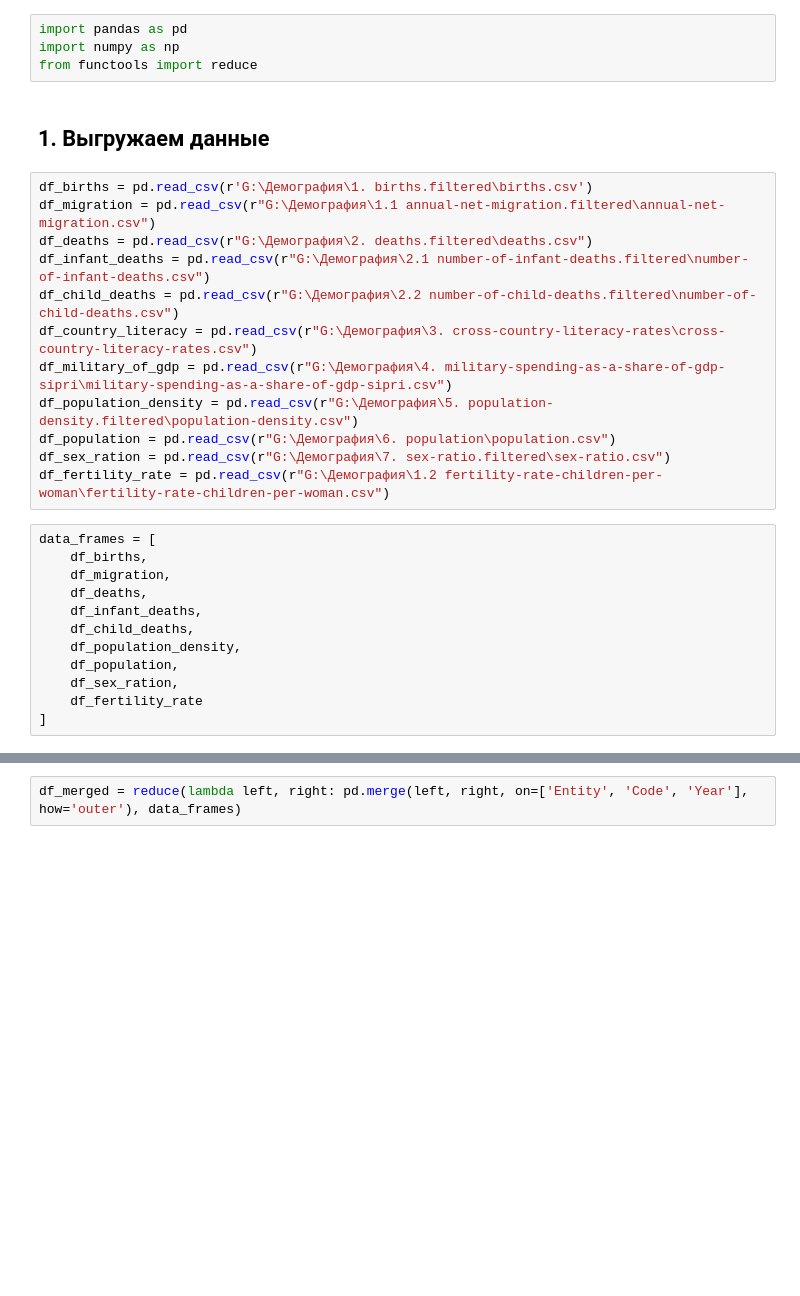
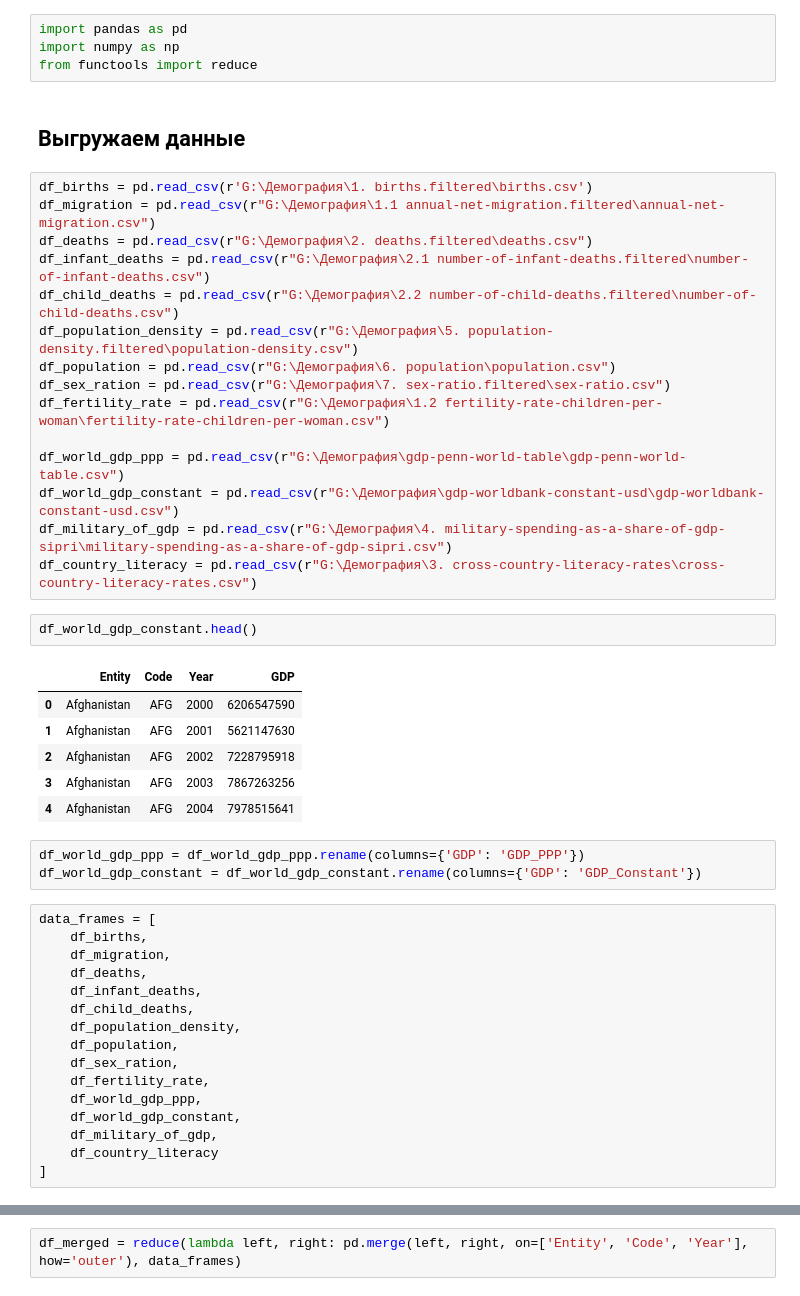
Before and after one commit to ilia-lugovoi/world-demography-analysis, a Jupyter notebook: demography_ETL.ipynb, the cells around one changed output, grey strips where cells are left out. Cells and saved outputs as stored; diff of their text form; blank space fills up the shorter version.

```diff
--- a/demography_ETL.ipynb
+++ b/demography_ETL.ipynb
@@ -3,19 +3,34 @@ import pandas as pd
 import numpy as np
 from functools import reduce
 # %% [markdown]
-## 1. Выгружаем данные
+## Выгружаем данные
 # %%
 df_births = pd.read_csv(r'G:\Демография\1. births.filtered\births.csv')
 df_migration = pd.read_csv(r"G:\Демография\1.1 annual-net-migration.filtered\annual-net-migration.csv")
 df_deaths = pd.read_csv(r"G:\Демография\2. deaths.filtered\deaths.csv")
 df_infant_deaths = pd.read_csv(r"G:\Демография\2.1 number-of-infant-deaths.filtered\number-of-infant-deaths.csv")
 df_child_deaths = pd.read_csv(r"G:\Демография\2.2 number-of-child-deaths.filtered\number-of-child-deaths.csv")
-df_country_literacy = pd.read_csv(r"G:\Демография\3. cross-country-literacy-rates\cross-country-literacy-rates.csv")
-df_military_of_gdp = pd.read_csv(r"G:\Демография\4. military-spending-as-a-share-of-gdp-sipri\military-spending-as-a-share-of-gdp-sipri.csv")
 df_population_density = pd.read_csv(r"G:\Демография\5. population-density.filtered\population-density.csv")
 df_population = pd.read_csv(r"G:\Демография\6. population\population.csv")
 df_sex_ration = pd.read_csv(r"G:\Демография\7. sex-ratio.filtered\sex-ratio.csv")
 df_fertility_rate = pd.read_csv(r"G:\Демография\1.2 fertility-rate-children-per-woman\fertility-rate-children-per-woman.csv")
+
+df_world_gdp_ppp = pd.read_csv(r"G:\Демография\gdp-penn-world-table\gdp-penn-world-table.csv")
+df_world_gdp_constant = pd.read_csv(r"G:\Демография\gdp-worldbank-constant-usd\gdp-worldbank-constant-usd.csv")
+df_military_of_gdp = pd.read_csv(r"G:\Демография\4. military-spending-as-a-share-of-gdp-sipri\military-spending-as-a-share-of-gdp-sipri.csv")
+df_country_literacy = pd.read_csv(r"G:\Демография\3. cross-country-literacy-rates\cross-country-literacy-rates.csv")
+# %%
+df_world_gdp_constant.head()
+# %% [output]
+|  | Entity | Code | Year | GDP |
+| 0 | Afghanistan | AFG | 2000 | 6206547590 |
+| 1 | Afghanistan | AFG | 2001 | 5621147630 |
+| 2 | Afghanistan | AFG | 2002 | 7228795918 |
+| 3 | Afghanistan | AFG | 2003 | 7867263256 |
+| 4 | Afghanistan | AFG | 2004 | 7978515641 |
+# %%
+df_world_gdp_ppp = df_world_gdp_ppp.rename(columns={'GDP': 'GDP_PPP'})
+df_world_gdp_constant = df_world_gdp_constant.rename(columns={'GDP': 'GDP_Constant'})
 # %%
 data_frames = [
     df_births,
@@ -26,6 +41,10 @@ data_frames = [
     df_population_density,
     df_population,
     df_sex_ration,
-    df_fertility_rate
+    df_fertility_rate,
+    df_world_gdp_ppp,
+    df_world_gdp_constant,
+    df_military_of_gdp,
+    df_country_literacy
 ]
 # %% [markdown]
```
Also changed, not shown: parts of 40 cells of this notebook.
